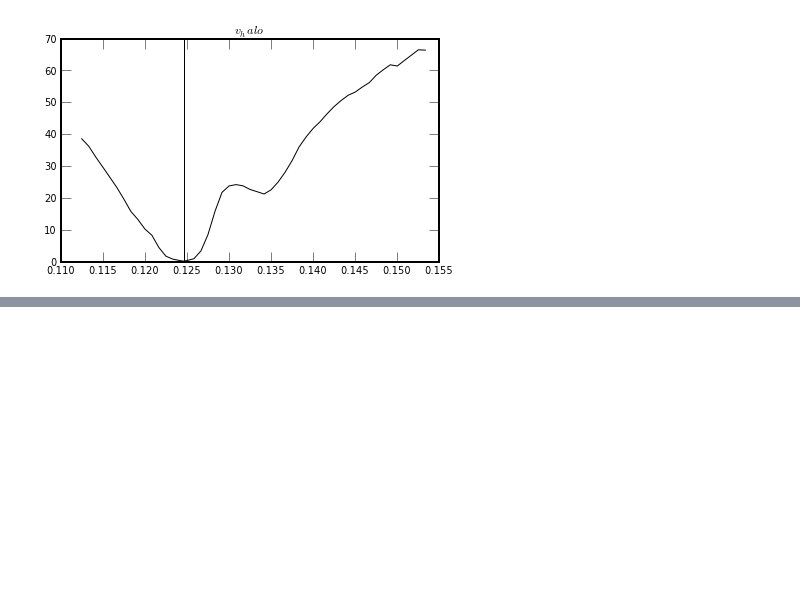
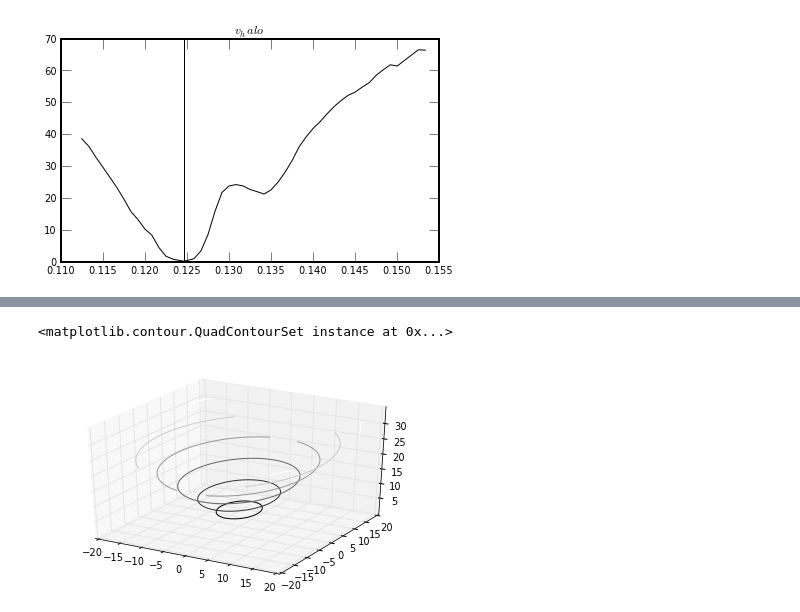
Before and after one commit to adrn/streams, a Jupyter notebook: docs/Streams - Back Integrate Particles.ipynb, the cells around one changed output, grey strips where cells are left out. Drawn from its saved outputs; the diff is of its cells as text; code cells hidden in the pictures; blank space fills up the shorter version.

```diff
--- a/docs/Streams - Back Integrate Particles.ipynb
+++ b/docs/Streams - Back Integrate Particles.ipynb
@@ -634,0 +706,7 @@ title(r"$v_{halo}$")
+# %%
+fig = plt.figure()
+ax = fig.add_subplot(111, projection='3d')
+ax.contour3D(X, Y, Z, color='b')
+# %% [output]
+<matplotlib.contour.QuadContourSet instance at 0x...>
+[figure, added]
```
Also changed, not shown: parts of 10 cells of this notebook.
